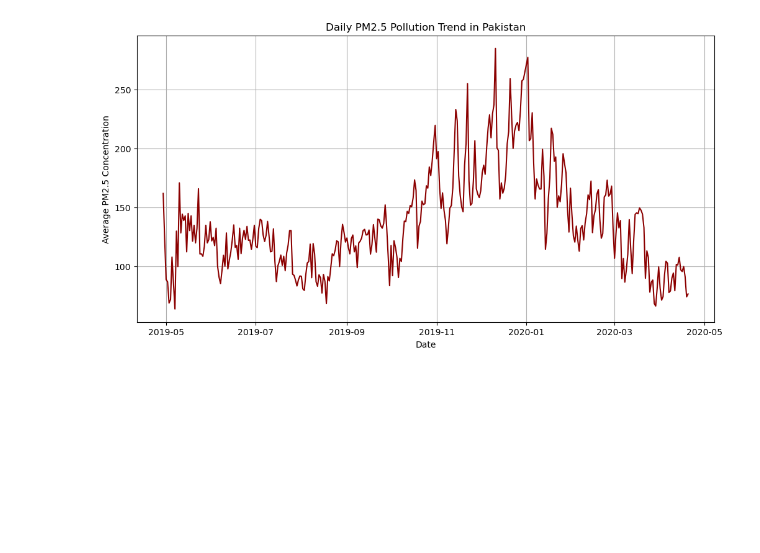
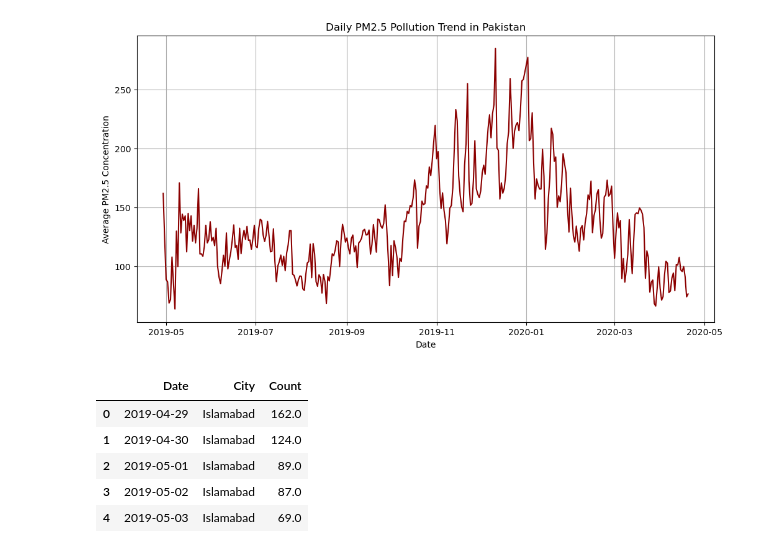
Before and after one commit to Bushra-Baloch/air-quality-prediction-ml-, a Jupyter notebook: air-quality-prediction-ml/notebooks/air_quality_analysis.ipynb, the cells around one changed output. Cells and saved outputs as stored; diff of their text form; code cells hidden in the pictures; blank space fills up the shorter version.

```diff
--- a/air-quality-prediction-ml/notebooks/air_quality_analysis.ipynb
+++ b/air-quality-prediction-ml/notebooks/air_quality_analysis.ipynb
@@ -387,3 +387,14 @@ plt.grid(True)
 plt.show()
 # %% [output]
 [figure]
+# %%
+city_daily_pm25 = pm25_data.groupby(["Date","City"])["Count"].mean().reset_index()
+
+city_daily_pm25.head()
+# %% [output]
+|  | Date | City | Count |
+| 0 | 2019-04-29 | Islamabad | 162.0 |
+| 1 | 2019-04-30 | Islamabad | 124.0 |
+| 2 | 2019-05-01 | Islamabad | 89.0 |
+| 3 | 2019-05-02 | Islamabad | 87.0 |
+| 4 | 2019-05-03 | Islamabad | 69.0 |
```
Also changed, not shown: parts of 1 cell of this notebook, 1 other file.
